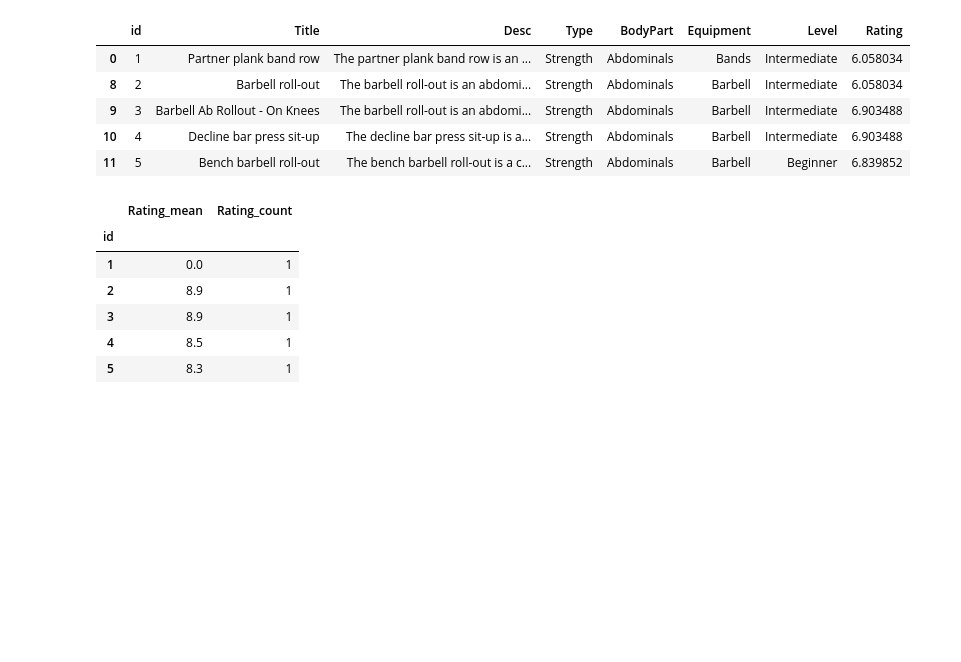
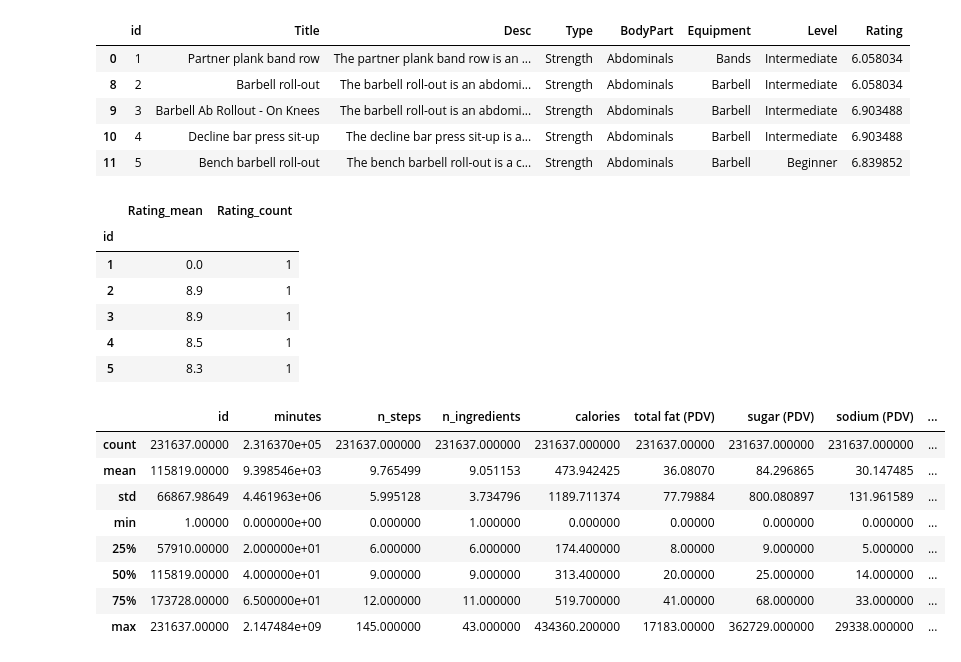
Before and after one commit to SmartShop-Smart-Grocery-List/Smartshop-FlaskAPI, a Jupyter notebook: Data_Cleaning.ipynb, the cells around one changed output. Cells and saved outputs as stored; diff of their text form; code cells hidden in the pictures; blank space fills up the shorter version.

```diff
--- a/Data_Cleaning.ipynb
+++ b/Data_Cleaning.ipynb
@@ -305,3 +305,15 @@ exercise_stats.head()
 | 3 | 8.9 | 1 |
 | 4 | 8.5 | 1 |
 | 5 | 8.3 | 1 |
+# %%
+recipes.describe()
+# %% [output]
+|  | id | minutes | n_steps | n_ingredients | calories | total fat (PDV) | sugar (PDV) | sodium (PDV) | ... |
+| count | 231637.00000 | 2.316370e+05 | 231637.000000 | 231637.000000 | 231637.000000 | 231637.00000 | 231637.000000 | 231637.000000 | ... |
+| mean | 115819.00000 | 9.398546e+03 | 9.765499 | 9.051153 | 473.942425 | 36.08070 | 84.296865 | 30.147485 | ... |
+| std | 66867.98649 | 4.461963e+06 | 5.995128 | 3.734796 | 1189.711374 | 77.79884 | 800.080897 | 131.961589 | ... |
+| min | 1.00000 | 0.000000e+00 | 0.000000 | 1.000000 | 0.000000 | 0.00000 | 0.000000 | 0.000000 | ... |
+| 25% | 57910.00000 | 2.000000e+01 | 6.000000 | 6.000000 | 174.400000 | 8.00000 | 9.000000 | 5.000000 | ... |
+| 50% | 115819.00000 | 4.000000e+01 | 9.000000 | 9.000000 | 313.400000 | 20.00000 | 25.000000 | 14.000000 | ... |
+| 75% | 173728.00000 | 6.500000e+01 | 12.000000 | 11.000000 | 519.700000 | 41.00000 | 68.000000 | 33.000000 | ... |
+| max | 231637.00000 | 2.147484e+09 | 145.000000 | 43.000000 | 434360.200000 | 17183.00000 | 362729.000000 | 29338.000000 | ... |
```
Also changed, not shown: 4 other files.
